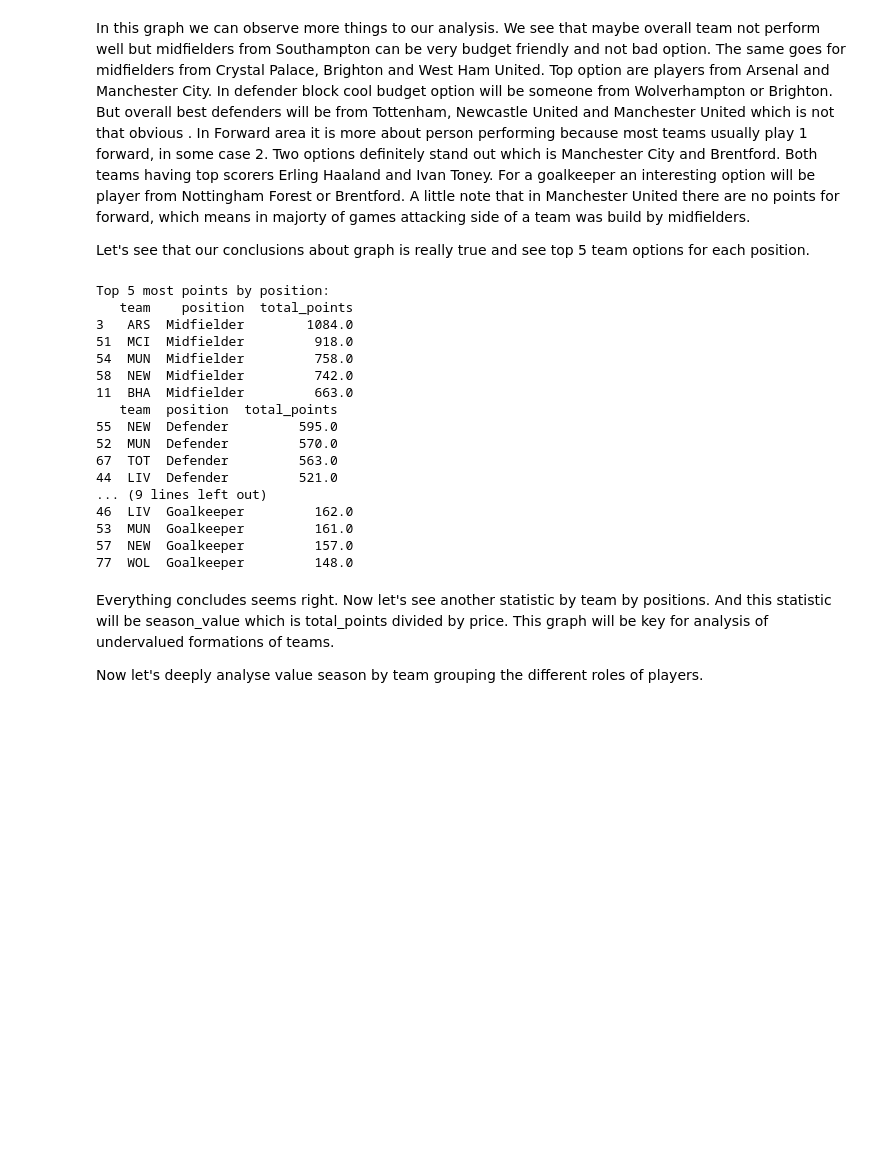
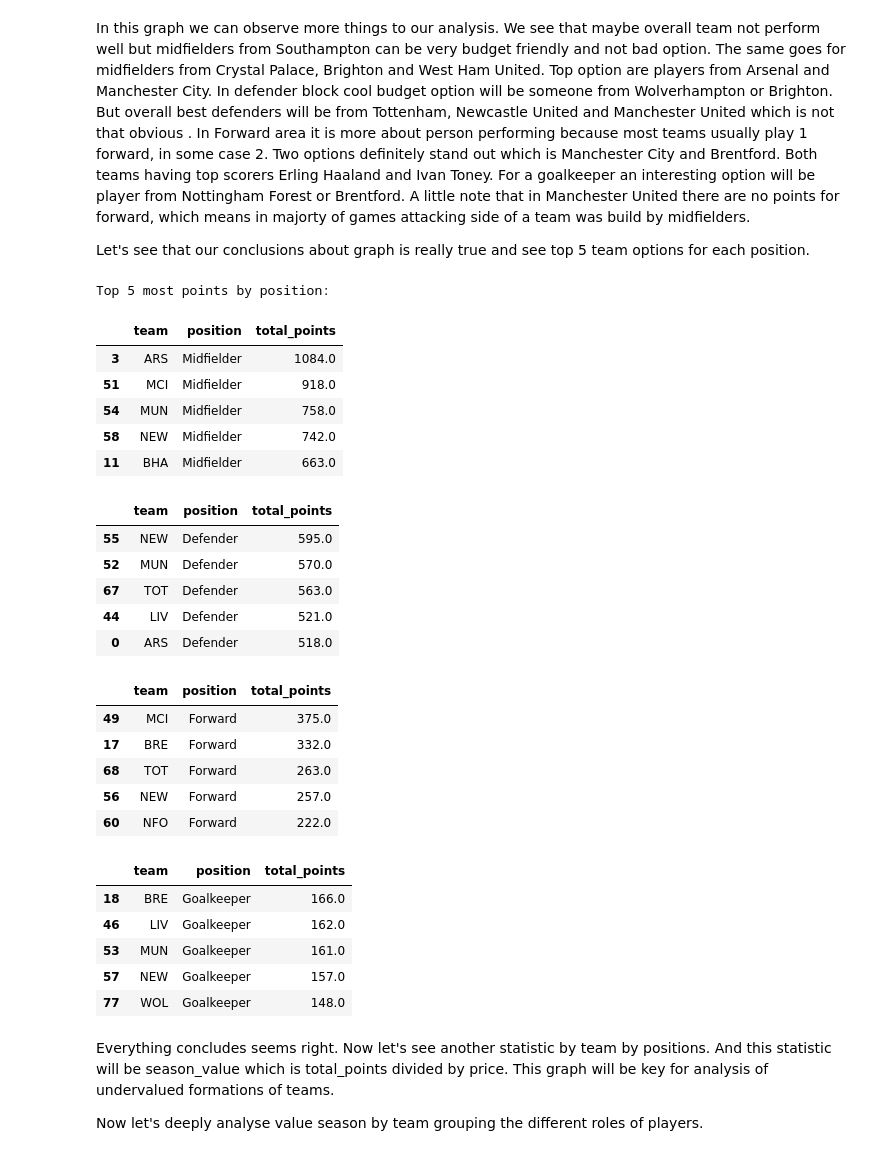
Before and after one commit to matpasternak/fpl_22_23, a Jupyter notebook: 2_Data_analysis.ipynb, the cells around one changed output. Saved outputs shown, nothing was run; the diff lists cells and outputs as text; code cells hidden in the pictures; blank space fills up the shorter version.

```diff
--- a/2_Data_analysis.ipynb
+++ b/2_Data_analysis.ipynb
@@ -24,10 +24,21 @@ import seaborn as sns
 from plotnine import aes, ggplot, geom_col, labs, ylim, scale_x_discrete, geom_point, xlim, theme, geom_density
 from adjustText import adjust_text
 import warnings
+from IPython.display import HTML
 
 #Turn off warnings
 warnings.filterwarnings('ignore')
 
+#used for side by side tables
+def side_by_side(*dfs):
+    html = '<div style="display:flex">'
+    for df in dfs:
+        html += '<div style="margin-right: 2em">'
+        html += df.to_html()
+        html += '</div>'
+    html += '</div>'
+    display(HTML(html))
+
 #Importing cleaned data
 df_clean = pd.read_csv('data/players_clean.csv')
 # %% [markdown]
@@ -235,28 +248,38 @@ In this graph we can observe more things to our analysis. We see that maybe over
 Let's see that our conclusions about graph is really true and see top 5 team options for each position.
 # %%
 print('Top 5 most points by position: ')
-print(tp_p_df[tp_p_df['position'] == 'Midfielder'].sort_values(by=['total_points'],ascending=False).head(5))
-print(tp_p_df[tp_p_df['position'] == 'Defender'].sort_values(by=['total_points'],ascending=False).head(5))
-print(tp_p_df[tp_p_df['position'] == 'Forward'].sort_values(by=['total_points'],ascending=False).head(5))
-print(tp_p_df[tp_p_df['position'] == 'Goalkeeper'].sort_values(by=['total_points'],ascending=False).head(5))
+a = tp_p_df[tp_p_df['position'] == 'Midfielder'].sort_values(by=['total_points'],ascending=False).head(5)
+b = tp_p_df[tp_p_df['position'] == 'Defender'].sort_values(by=['total_points'],ascending=False).head(5)
+c = tp_p_df[tp_p_df['position'] == 'Forward'].sort_values(by=['total_points'],ascending=False).head(5)
+d = tp_p_df[tp_p_df['position'] == 'Goalkeeper'].sort_values(by=['total_points'],ascending=False).head(5)
+
+side_by_side(a,b,c,d)
 # %% [output]
 Top 5 most points by position:
-   team    position  total_points
-3   ARS  Midfielder        1084.0
-51  MCI  Midfielder         918.0
-54  MUN  Midfielder         758.0
-58  NEW  Midfielder         742.0
-11  BHA  Midfielder         663.0
-   team  position  total_points
-55  NEW  Defender         595.0
-52  MUN  Defender         570.0
-67  TOT  Defender         563.0
-44  LIV  Defender         521.0
-... (9 lines left out)
-46  LIV  Goalkeeper         162.0
-53  MUN  Goalkeeper         161.0
-57  NEW  Goalkeeper         157.0
-77  WOL  Goalkeeper         148.0
+|  | team | position | total_points |
+| 3 | ARS | Midfielder | 1084.0 |
+| 51 | MCI | Midfielder | 918.0 |
+| 54 | MUN | Midfielder | 758.0 |
+| 58 | NEW | Midfielder | 742.0 |
+| 11 | BHA | Midfielder | 663.0 |
+|  | team | position | total_points |
+| 55 | NEW | Defender | 595.0 |
+| 52 | MUN | Defender | 570.0 |
+| 67 | TOT | Defender | 563.0 |
+| 44 | LIV | Defender | 521.0 |
+| 0 | ARS | Defender | 518.0 |
+|  | team | position | total_points |
+| 49 | MCI | Forward | 375.0 |
+| 17 | BRE | Forward | 332.0 |
+| 68 | TOT | Forward | 263.0 |
+| 56 | NEW | Forward | 257.0 |
+| 60 | NFO | Forward | 222.0 |
+|  | team | position | total_points |
+| 18 | BRE | Goalkeeper | 166.0 |
+| 46 | LIV | Goalkeeper | 162.0 |
+| 53 | MUN | Goalkeeper | 161.0 |
+| 57 | NEW | Goalkeeper | 157.0 |
+| 77 | WOL | Goalkeeper | 148.0 |
 # %% [markdown]
 Everything concludes seems right.
 Now let's see another statistic by team by positions. And this statistic will be season_value which is total_points divided by price. This graph will be key for analysis of undervalued formations of teams.
```
Also changed, not shown: parts of 8 cells of this notebook.
